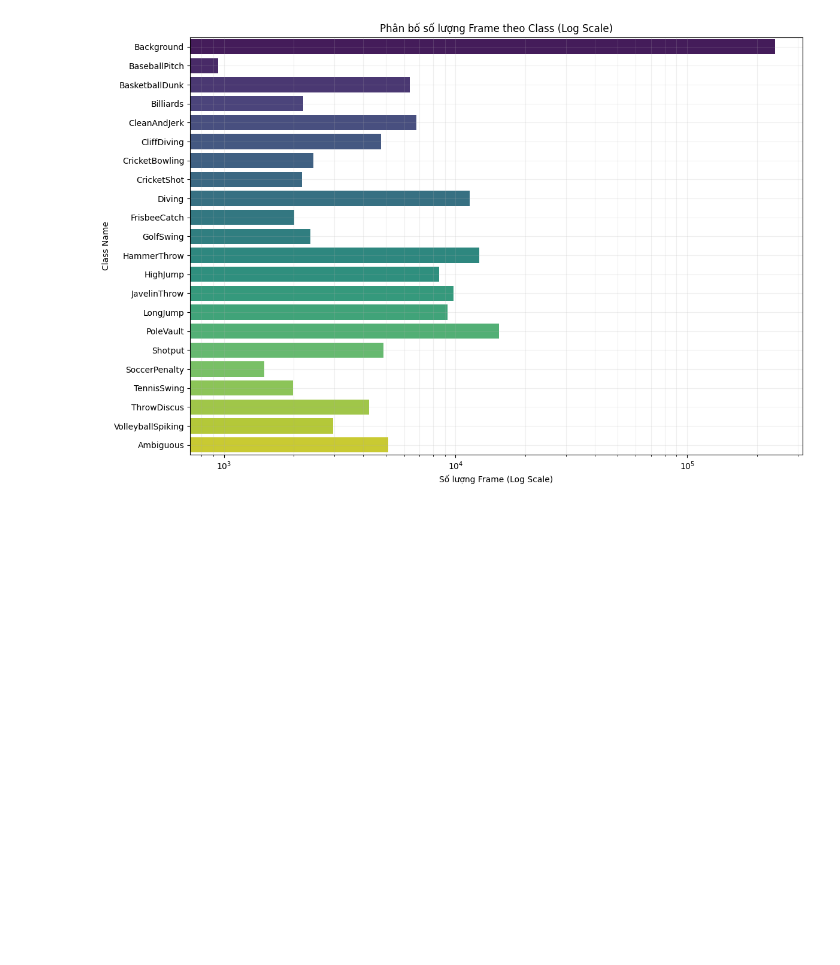
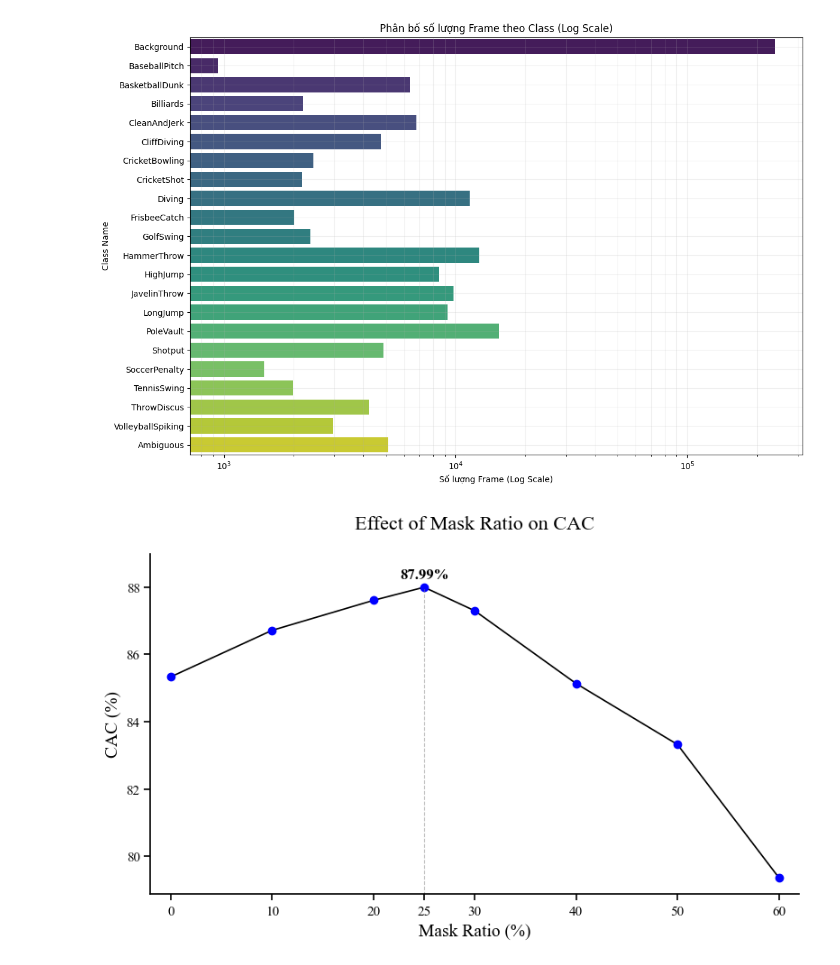
Before and after one commit to Chilee24/Cake, a Jupyter notebook: MiniROAD/test_miniroad.ipynb, the cells around one changed output. Drawn from its saved outputs; the diff is of its cells as text; code cells hidden in the pictures; blank space fills up the shorter version.

```diff
--- a/MiniROAD/test_miniroad.ipynb
+++ b/MiniROAD/test_miniroad.ipynb
@@ -1210,3 +1210,63 @@ Tỷ lệ BG / Action:       2.03 lần
 
 >> Đã lưu biểu đồ phân bố tại 'class_distribution.png'
 [figure]
+# %%
+import matplotlib.pyplot as plt
+import numpy as np
+
+# 1. Cấu hình Font chữ Academic
+plt.rcParams['font.family'] = 'serif'
+plt.rcParams['font.serif'] = ['Times New Roman'] + plt.rcParams['font.serif']
+
+# 2. Tạo dữ liệu
+# X bao gồm các mốc 10 VÀ điểm 25
+x = [0, 10, 20, 25, 30, 40, 50, 60]
+y = [85.33, 86.71, 87.60, 87.99, 87.29, 85.13, 83.32, 79.37]
+
+# 3. Khởi tạo biểu đồ
+fig, ax = plt.subplots(figsize=(8, 5))
+
+# 4. Vẽ đường biểu diễn
+ax.plot(x, y, marker='o', color='black', linewidth=1.2,
+        markerfacecolor='blue', markeredgecolor='blue', markersize=6)
+
+# 5. Xử lý Trục X (Quan trọng)
+# Tạo danh sách các điểm muốn hiển thị trên trục X
+custom_ticks = [0, 10, 20, 25, 30, 40, 50, 60]
+ax.set_xticks(custom_ticks)
+ax.set_xticklabels(custom_ticks, fontsize=11)
+
+# 6. Annotation (Ghi chú đỉnh 87.99)
+# Tìm vị trí của giá trị 25 trong mảng
+peak_x = 25
+peak_y = 87.99
+
+# Viết số lên đỉnh
+ax.text(peak_x, peak_y + 0.15, f"{peak_y}%",
+        ha='center', va='bottom', fontsize=12, fontweight='bold', color='black')
+
+# (Tùy chọn) Vẽ đường gióng xuống trục X để làm nổi bật điểm 25
+ax.vlines(x=peak_x, ymin=min(y)-1, ymax=peak_y, colors='gray', linestyles='--', linewidth=0.8, alpha=0.5)
+
+# 7. Trang trí trục và tiêu đề
+ax.set_title("Effect of Mask Ratio on CAC", fontsize=16, y=1.05)
+ax.set_xlabel("Mask Ratio (%)", fontsize=14)
+ax.set_ylabel("CAC (%)", fontsize=14)
+ax.tick_params(axis='y', labelsize=11)
+
+# 8. Style giống báo khoa học (Bỏ khung trên/phải)
+ax.spines['top'].set_visible(False)
+ax.spines['right'].set_visible(False)
+ax.spines['left'].set_linewidth(1.2)
+ax.spines['bottom'].set_linewidth(1.2)
+ax.tick_params(width=1.2, direction='out', length=5)
+
+# Giới hạn trục Y cho đẹp
+ax.set_ylim(min(y) - 0.5, max(y) + 1.0)
+# Giới hạn trục X để khít với dữ liệu
+ax.set_xlim(-2, 62)
+
+plt.tight_layout()
+plt.show()
+# %% [output]
+[figure, added]
```
Also changed, not shown: 7 other files.
